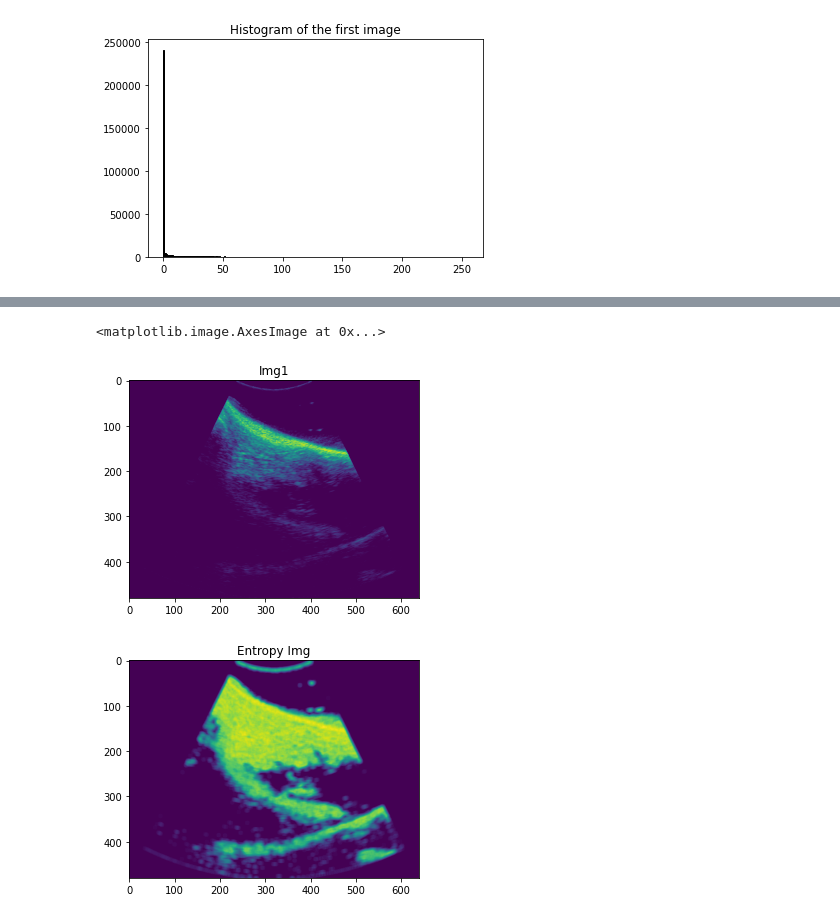
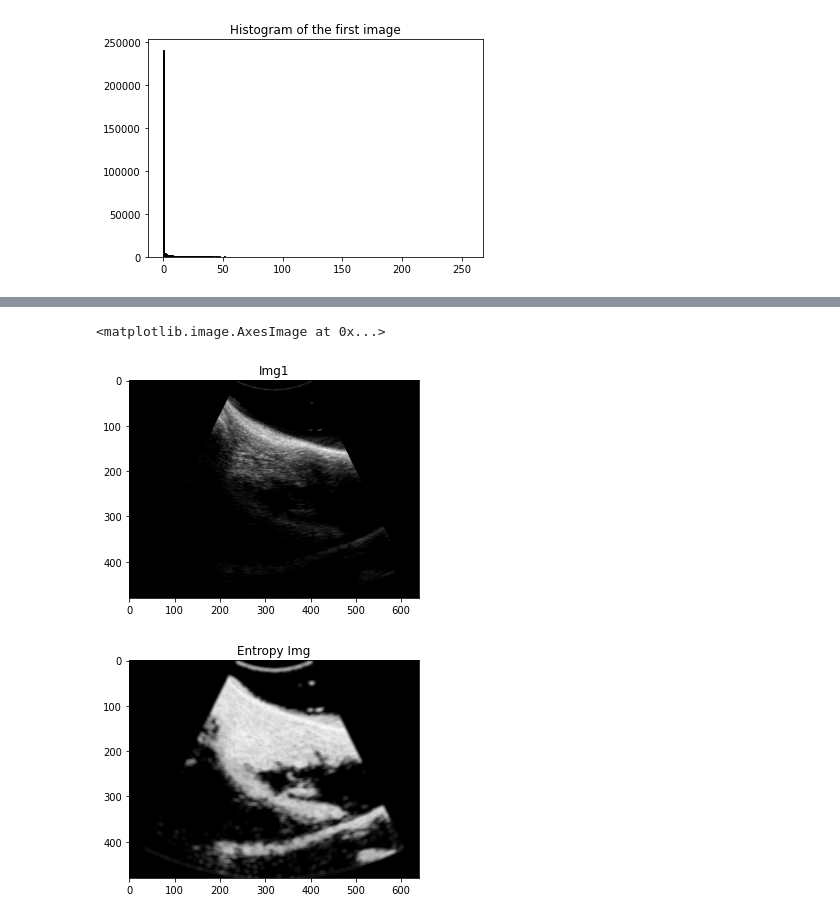
Before and after one commit to 02-Hshu/Ultrascan_Py, a Jupyter notebook: Filter_Preprocess/Fliter_Bmp_Preprocess.ipynb, the cells around one changed output, grey strips where cells are left out. Saved outputs shown, nothing was run; the diff lists cells and outputs as text; code cells hidden in the pictures.

```diff
--- a/Filter_Preprocess/Fliter_Bmp_Preprocess.ipynb
+++ b/Filter_Preprocess/Fliter_Bmp_Preprocess.ipynb
@@ -82,17 +87,18 @@ plt.imshow(Img1_V_Gray_true)
 # plt.title("ProImg2")
 # plt.imshow(proImg2)
 # %%
-# What is I, I'm going to assume Img1
 E = entropy(Img1, disk(5))
+# All values in E are now in the range 0 to 1
+Eim = E * 1/E.max()
 
 plt.figure()
 plt.title("Img1")
-plt.imshow(Img1)
+plt.imshow(Img1, plt.cm.gray)
 
 plt.figure()
 plt.title("Entropy Img")
-plt.imshow(E)
+plt.imshow(Eim, plt.cm.gray)
 # %% [output]
 <matplotlib.image.AxesImage at 0x...>
-[figure, old version]
+[figure, new version]
-[figure, old version]
+[figure, new version]
```
Also changed, not shown: parts of 6 cells of this notebook, 17 other files.
